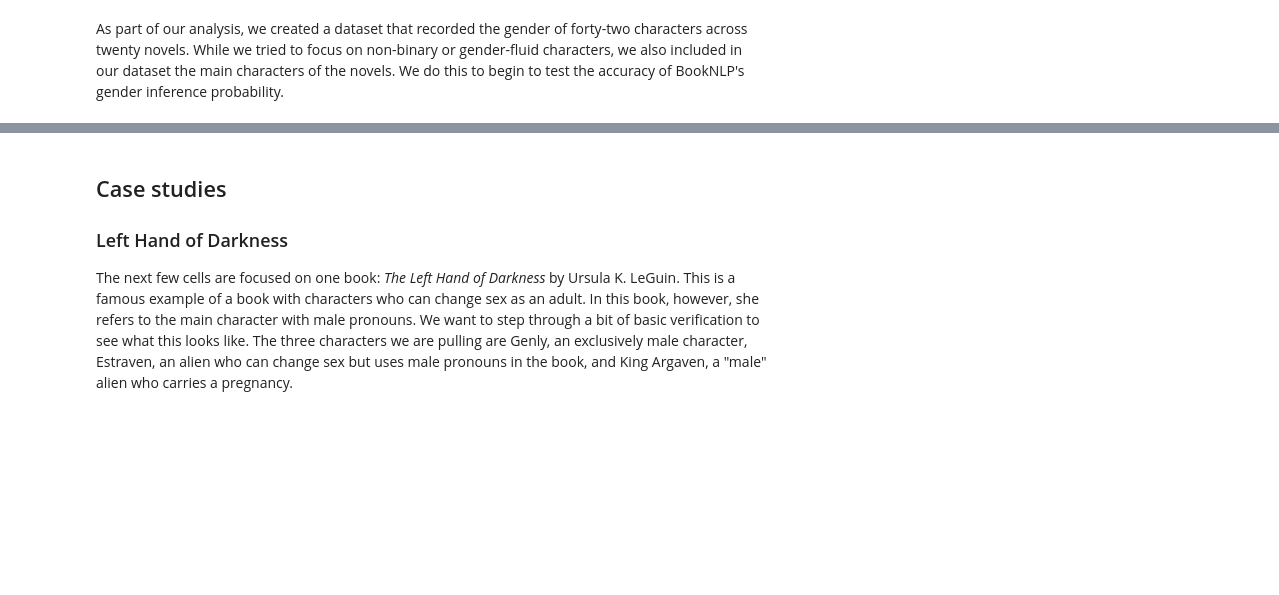
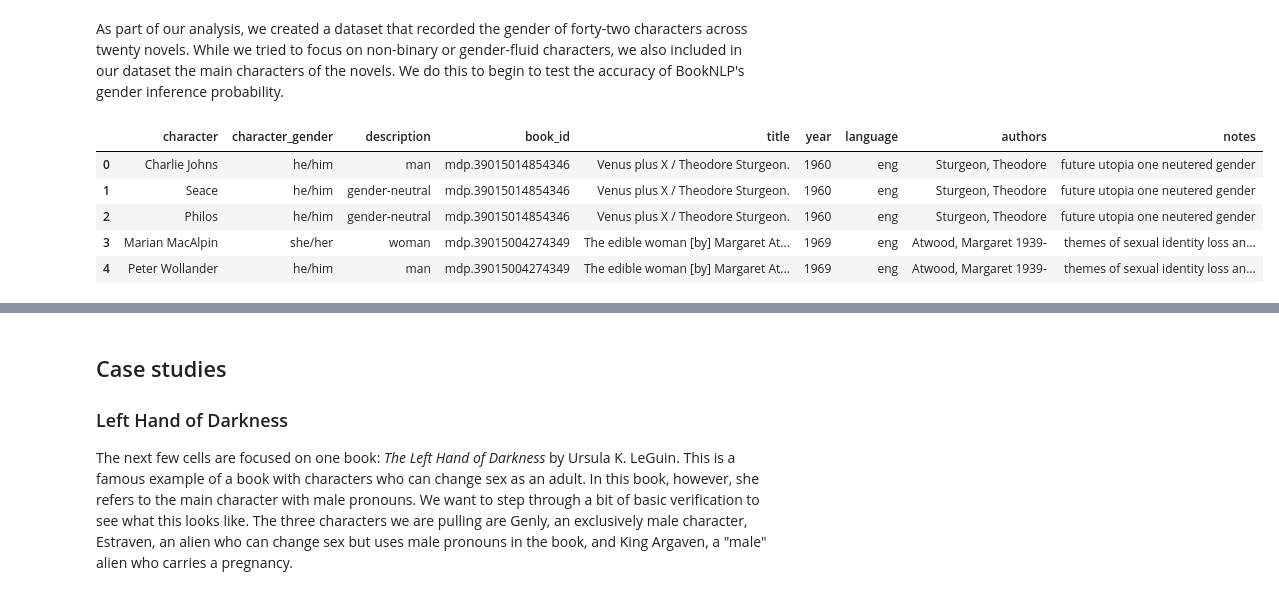
Before and after one commit to danieljohnevans/2022Fall_projects, a Jupyter notebook: data_pipeline.ipynb, the cells around one changed output, grey strips where cells are left out. Cells and saved outputs as stored; diff of their text form; code cells hidden in the pictures; blank space fills up the shorter version.

```diff
--- a/data_pipeline.ipynb
+++ b/data_pipeline.ipynb
@@ -121,3 +118,13 @@ sns.histplot(trans_auth_df, x="year", hue="g.argmax", multiple="stack", stat="pr
 [figure]
 # %% [markdown]
 As part of our analysis, we created a dataset that recorded the gender of forty-two characters across twenty novels. While we tried to focus on non-binary or gender-fluid characters, we also included in our dataset the main characters of the novels. We do this to begin to test the accuracy of BookNLP's gender inference probability.
+# %%
+hc_df = pd.read_csv('data/HT_speculative_fiction_handcoded.csv')
+hc_df.head()
+# %% [output]
+|  | character | character_gender | description | book_id | title | year | language | authors | notes |
+| 0 | Charlie Johns | he/him | man | mdp.39015014854346 | Venus plus X / Theodore Sturgeon. | 1960 | eng | Sturgeon, Theodore | future utopia one neutered gender |
+| 1 | Seace | he/him | gender-neutral | mdp.39015014854346 | Venus plus X / Theodore Sturgeon. | 1960 | eng | Sturgeon, Theodore | future utopia one neutered gender |
+| 2 | Philos | he/him | gender-neutral | mdp.39015014854346 | Venus plus X / Theodore Sturgeon. | 1960 | eng | Sturgeon, Theodore | future utopia one neutered gender |
+| 3 | Marian MacAlpin | she/her | woman | mdp.39015004274349 | The edible woman [by] Margaret At... | 1969 | eng | Atwood, Margaret 1939- | themes of sexual identity loss an... |
+| 4 | Peter Wollander | he/him | man | mdp.39015004274349 | The edible woman [by] Margaret At... | 1969 | eng | Atwood, Margaret 1939- | themes of sexual identity loss an... |
```
Also changed, not shown: parts of 12 cells of this notebook, 6 other files.
